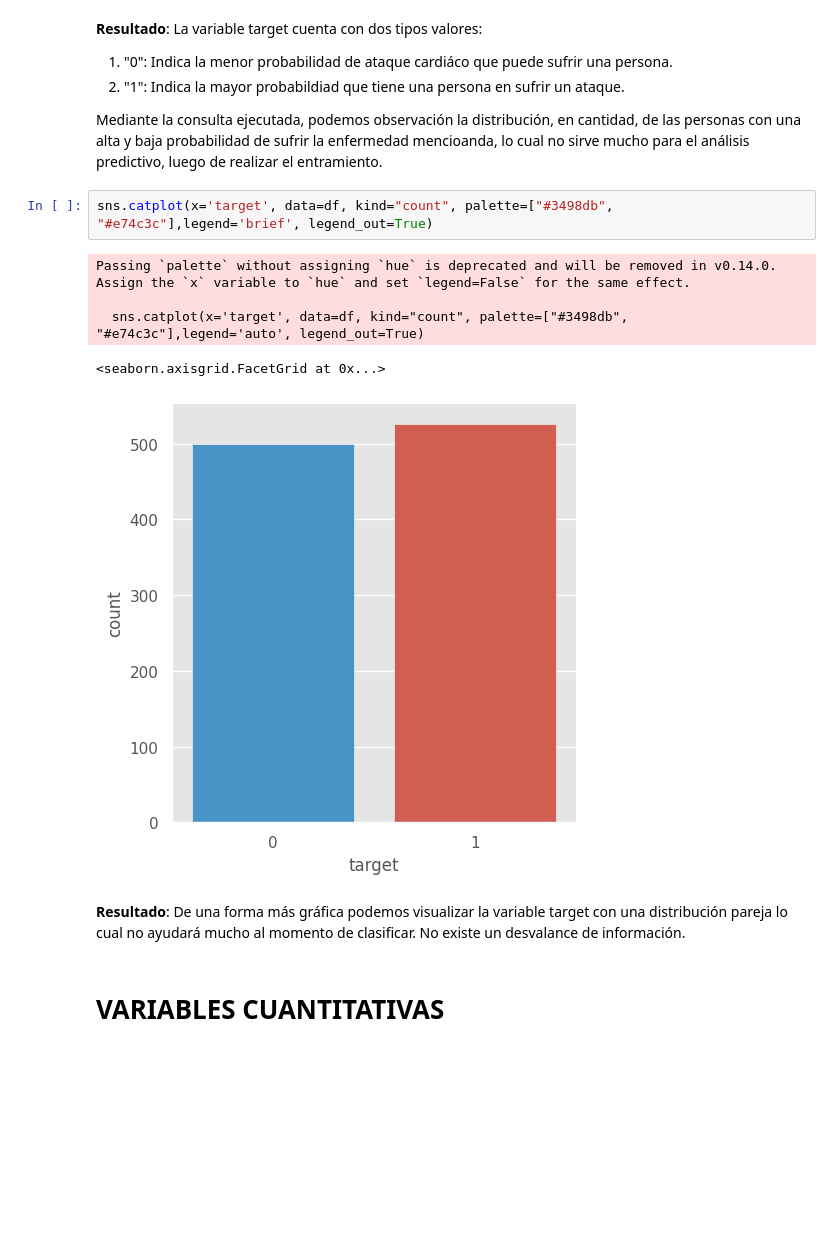
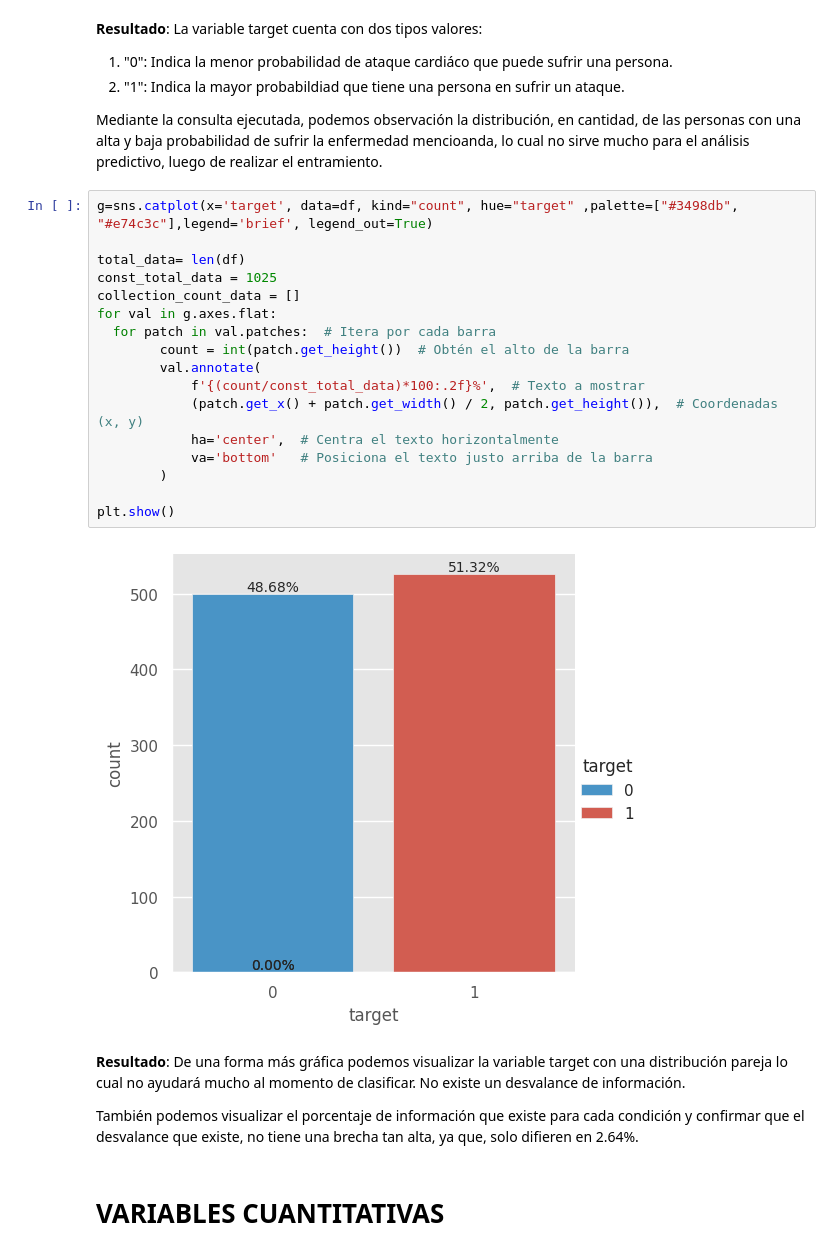
Before and after one commit to josue180610/Project_Attack, a Jupyter notebook: Proy_AtaqueCorazon_v5(Normali).ipynb, the cells around one changed output. Saved outputs shown, nothing was run; the diff lists cells and outputs as text; blank space fills up the shorter version.

```diff
--- a/Proy_AtaqueCorazon_v5(Normali).ipynb
+++ b/Proy_AtaqueCorazon_v5(Normali).ipynb
@@ -115,16 +115,29 @@ df['target'].value_counts(normalize=False).to_frame('Cantidad').join(
 2. "1": Indica la mayor probabildiad que tiene una persona en sufrir un ataque.
 
 Mediante la consulta ejecutada, podemos observación la distribución, en cantidad, de las personas con una alta y baja probabilidad de sufrir la enfermedad mencioanda, lo cual no sirve mucho para el análisis predictivo, luego de realizar el entramiento.
-# %%
-sns.catplot(x='target', data=df, kind="count", palette=["#3498db", "#e74c3c"],legend='brief', legend_out=True)
-# %% [output]
-Passing `palette` without assigning `hue` is deprecated and will be removed in v0.14.0. Assign the `x` variable to `hue` and set `legend=False` for the same effect.
-
-  sns.catplot(x='target', data=df, kind="count", palette=["#3498db", "#e74c3c"],legend='auto', legend_out=True)
-<seaborn.axisgrid.FacetGrid at 0x...>
-[figure, removed]
+# %%
+g=sns.catplot(x='target', data=df, kind="count", hue="target" ,palette=["#3498db", "#e74c3c"],legend='brief', legend_out=True)
+
+total_data= len(df)
+const_total_data = 1025
+collection_count_data = []
+for val in g.axes.flat:
+  for patch in val.patches:  # Itera por cada barra
+        count = int(patch.get_height())  # Obtén el alto de la barra
+        val.annotate(
+            f'{(count/const_total_data)*100:.2f}%',  # Texto a mostrar
+            (patch.get_x() + patch.get_width() / 2, patch.get_height()),  # Coordenadas (x, y)
+            ha='center',  # Centra el texto horizontalmente
+            va='bottom'   # Posiciona el texto justo arriba de la barra
+        )
+
+plt.show()
+# %% [output]
+[figure, added]
 # %% [markdown]
 **Resultado**: De una forma más gráfica podemos visualizar la variable target con una distribución pareja lo cual no ayudará mucho al momento de clasificar. No existe un desvalance de información.
+
+También podemos visualizar el porcentaje de información que existe para cada condición y confirmar que el desvalance que existe, no tiene una brecha tan alta, ya que, solo difieren en 2.64%.
 # %% [markdown]
 # **VARIABLES CUANTITATIVAS**
 # %%
```
Also changed, not shown: parts of 1 cell of this notebook.
